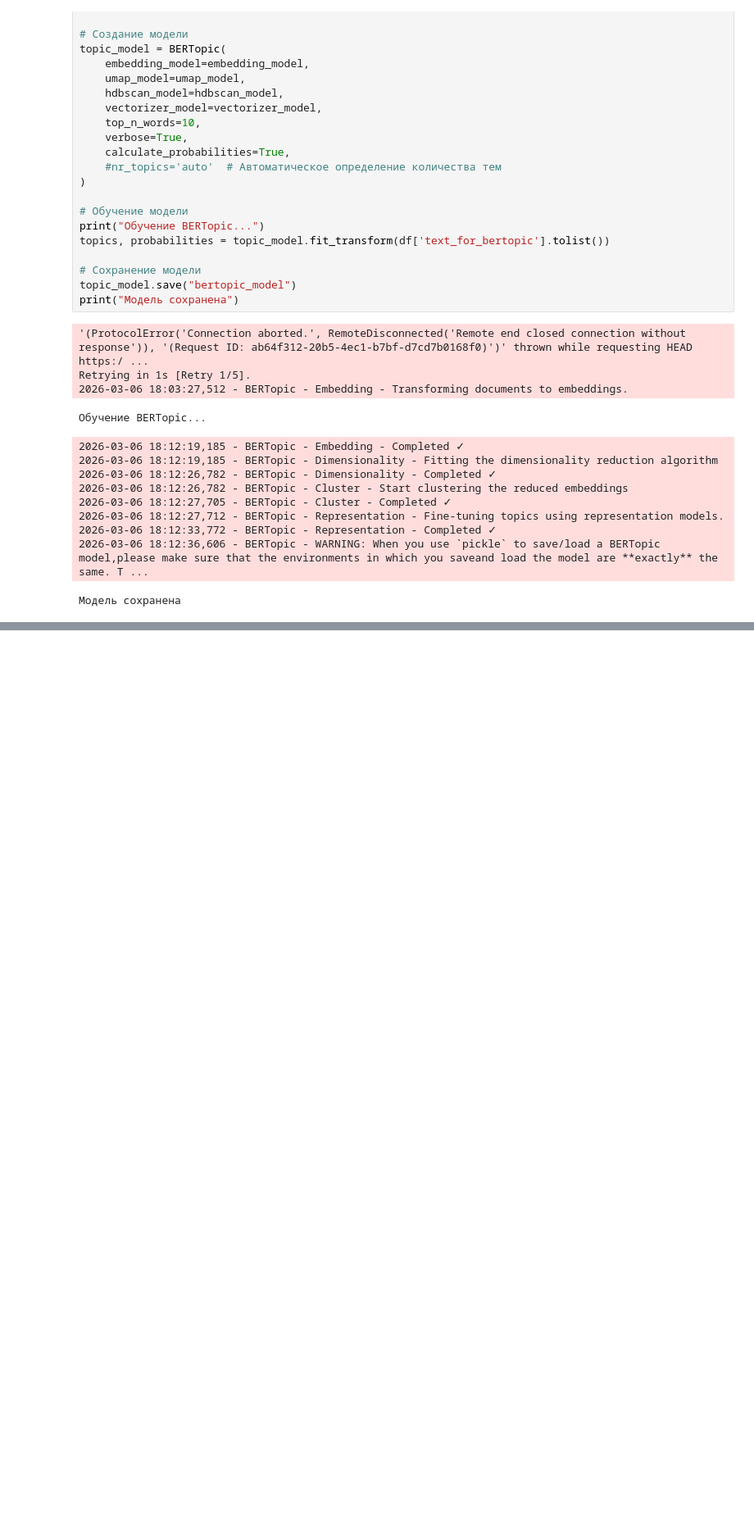
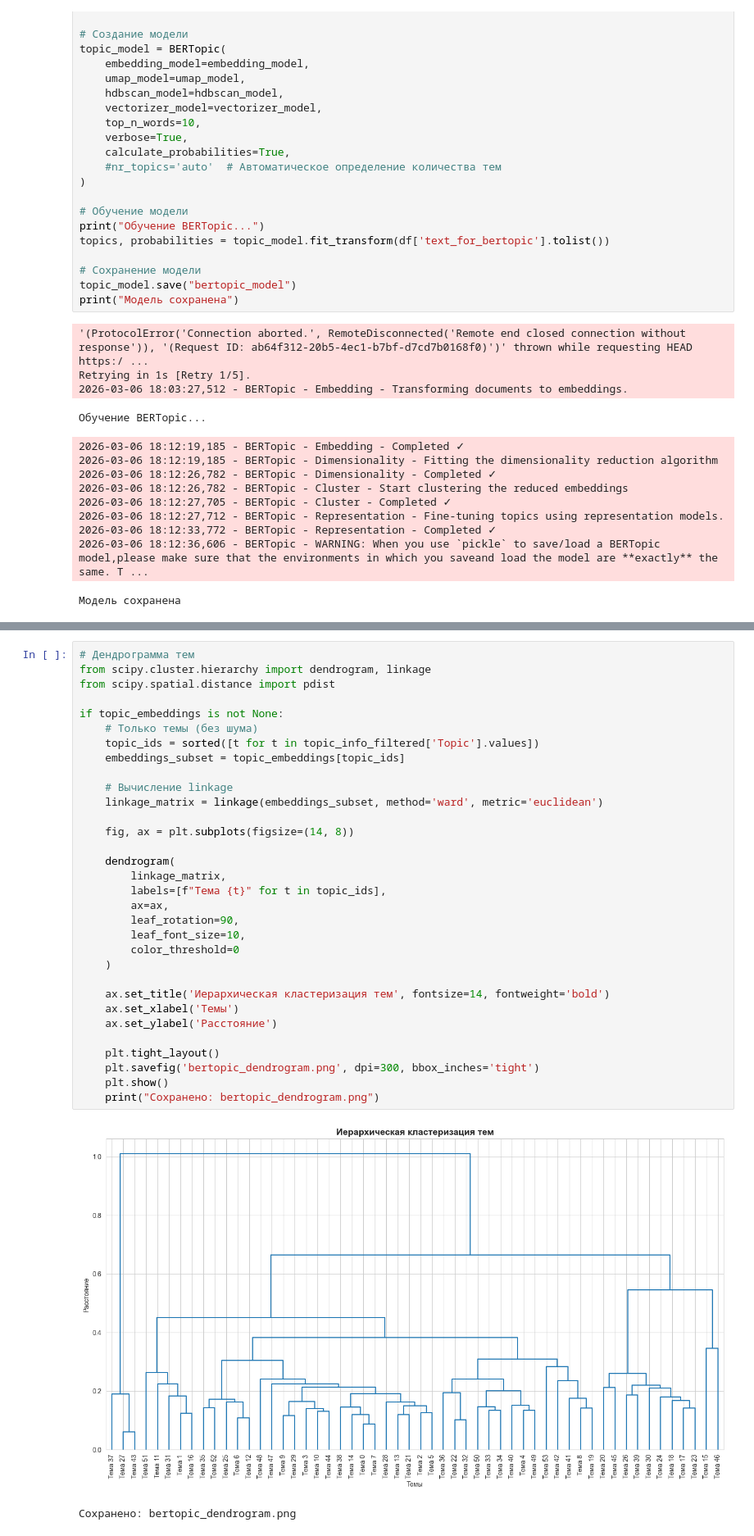
Before and after one commit to AnastasiyaMartynova/graduation_thesis, a Jupyter notebook: main.ipynb, the cells around one changed output, grey strips where cells are left out. Shown at 82% size. Saved outputs shown, nothing was run; the diff lists cells and outputs as text; blank space fills up the shorter version.

```diff
--- a/main.ipynb
+++ b/main.ipynb
@@ -1052,0 +1250,35 @@ Retrying in 1s [Retry 1/5].
+# %%
+# Дендрограмма тем
+from scipy.cluster.hierarchy import dendrogram, linkage
+from scipy.spatial.distance import pdist
+
+if topic_embeddings is not None:
+    # Только темы (без шума)
+    topic_ids = sorted([t for t in topic_info_filtered['Topic'].values])
+    embeddings_subset = topic_embeddings[topic_ids]
+
+    # Вычисление linkage
+    linkage_matrix = linkage(embeddings_subset, method='ward', metric='euclidean')
+
+    fig, ax = plt.subplots(figsize=(14, 8))
+
+    dendrogram(
+        linkage_matrix,
+        labels=[f"Тема {t}" for t in topic_ids],
+        ax=ax,
+        leaf_rotation=90,
+        leaf_font_size=10,
+        color_threshold=0
+    )
+
+    ax.set_title('Иерархическая кластеризация тем', fontsize=14, fontweight='bold')
+    ax.set_xlabel('Темы')
+    ax.set_ylabel('Расстояние')
+
+    plt.tight_layout()
+    plt.savefig('bertopic_dendrogram.png', dpi=300, bbox_inches='tight')
+    plt.show()
+    print("Сохранено: bertopic_dendrogram.png")
+# %% [output]
+[figure, added]
+Сохранено: bertopic_dendrogram.png
```
Also changed, not shown: parts of 8 cells of this notebook, 1 other file.
